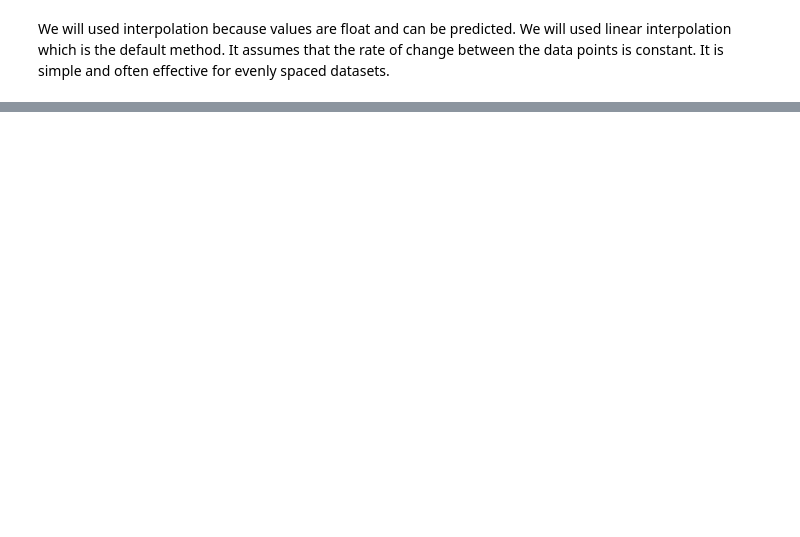
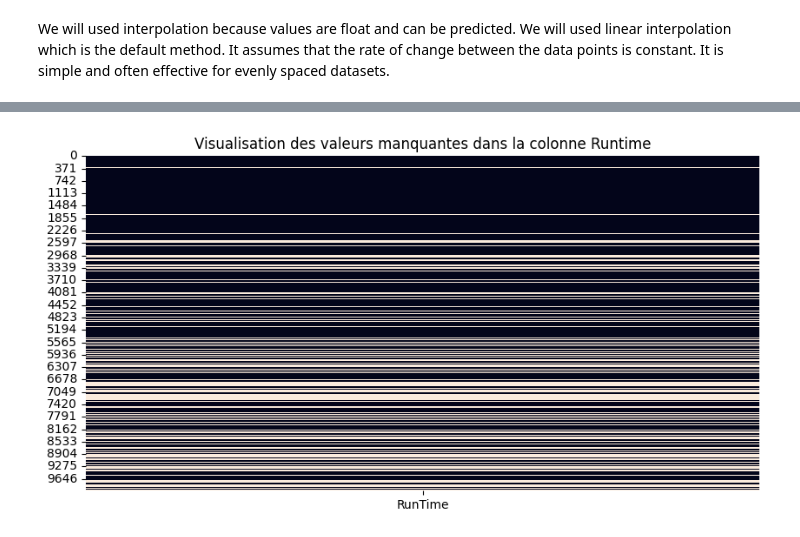
Before and after one commit to Laureoby/movies_cleaning, a Jupyter notebook: movies_dataset_cleaning.ipynb, the cells around one changed output, grey strips where cells are left out. Saved outputs shown, nothing was run; the diff lists cells and outputs as text; code cells hidden in the pictures; blank space fills up the shorter version.

```diff
--- a/movies_dataset_cleaning.ipynb
+++ b/movies_dataset_cleaning.ipynb
@@ -222,6 +169,3 @@ Name: GENRE, dtype: object
-# %%
-#we replace missing values by mode
-data['GENRE'].fillna('Comedy', inplace=True)
 # %%
 data.isnull().sum()
 # %% [output]
@@ -355,4 +184,0 @@ Name: VOTES, Length: 9999, dtype: float64
-# %%
-#now we will find applied the interpolation method to this column
-data['VOTES'] = data['VOTES'].interpolate(method='linear')
-data['VOTES']
@@ -432,0 +251,3 @@ data.drop(['Gross', 'YEAR'], axis=1)
+# %%
+data['STARS'].fillna('Unknown stars', inplace=True)
+data['Director'].fillna('Unknown directors', inplace=True)
@@ -432,0 +273,4 @@ data.drop(['Gross', 'YEAR'], axis=1)
+# %%
+#now we replace Nan values by mean
+mean_value = data['VOTES'].mean()
+data['VOTES'].fillna(mean_value, inplace=True)
@@ -432,0 +293,8 @@ data.drop(['Gross', 'YEAR'], axis=1)
+# %%
+# Création d'un graphique pour visualiser les NaN dans une colonne spécifique, par exemple la colonne 'A'
+plt.figure(figsize=(10, 5))
+sns.heatmap(data[['RunTime']].isnull(), cbar=False)
+plt.title('Visualisation des valeurs manquantes dans la colonne Runtime')
+plt.show()
+# %% [output]
+[figure, added]
```
Also changed, not shown: parts of 76 cells of this notebook.
